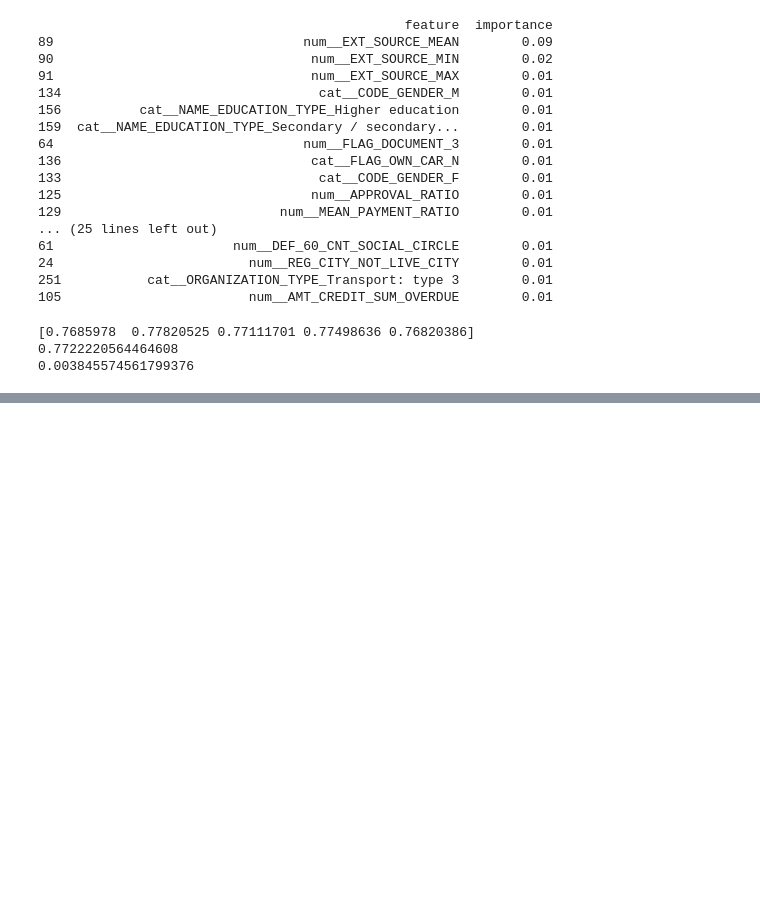
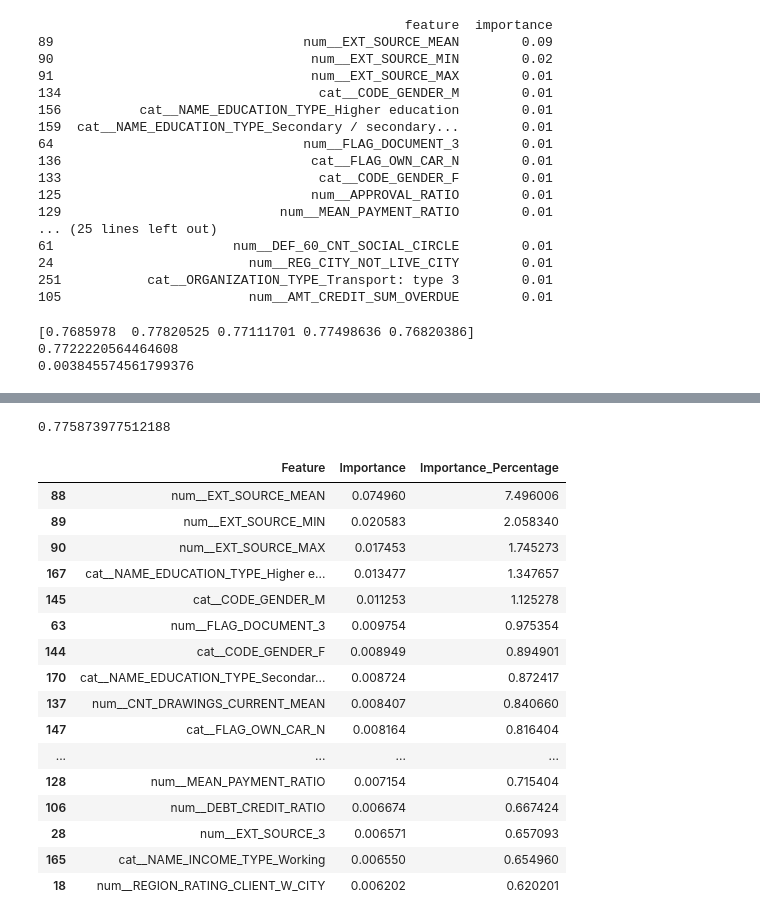
Before and after one commit to SANIDHYARAJPUT/credit-risk-default-prediction, a Jupyter notebook: notebooks/01_data_loading.ipynb, the cells around one changed output, grey strips where cells are left out. Saved outputs shown, nothing was run; the diff lists cells and outputs as text; code cells hidden in the pictures; blank space fills up the shorter version.

```diff
--- a/notebooks/01_data_loading.ipynb
+++ b/notebooks/01_data_loading.ipynb
@@ -1567,0 +1884,53 @@ print(scores.std())
+# %%
+from sklearn.metrics import roc_auc_score
+
+y_pred_proba = model.predict_proba(X_valid)[:, 1]
+
+roc_auc = roc_auc_score(y_valid, y_pred_proba)
+
+print(roc_auc)
+# %% [output]
+0.775873977512188
+# %%
+feature_names = model.named_steps[
+    "preprocessing"
+].get_feature_names_out()
+
+importances = model.named_steps[
+    "classifier"
+].feature_importances_
+# %%
+importance_df = pd.DataFrame({
+    "Feature": feature_names,
+    "Importance": importances
+})
+# %%
+importance_df["Importance_Percentage"] = (
+    importance_df["Importance"] /
+    importance_df["Importance"].sum()
+) * 100
+# %%
+importance_df = importance_df.sort_values(
+    by="Importance_Percentage",
+    ascending=False
+)
+# %%
+importance_df.head(20)
+# %% [output]
+|  | Feature | Importance | Importance_Percentage |
+| 88 | num__EXT_SOURCE_MEAN | 0.074960 | 7.496006 |
+| 89 | num__EXT_SOURCE_MIN | 0.020583 | 2.058340 |
+| 90 | num__EXT_SOURCE_MAX | 0.017453 | 1.745273 |
+| 167 | cat__NAME_EDUCATION_TYPE_Higher e... | 0.013477 | 1.347657 |
+| 145 | cat__CODE_GENDER_M | 0.011253 | 1.125278 |
+| 63 | num__FLAG_DOCUMENT_3 | 0.009754 | 0.975354 |
+| 144 | cat__CODE_GENDER_F | 0.008949 | 0.894901 |
+| 170 | cat__NAME_EDUCATION_TYPE_Secondar... | 0.008724 | 0.872417 |
+| 137 | num__CNT_DRAWINGS_CURRENT_MEAN | 0.008407 | 0.840660 |
+| 147 | cat__FLAG_OWN_CAR_N | 0.008164 | 0.816404 |
+| ... | ... | ... | ... |
+| 128 | num__MEAN_PAYMENT_RATIO | 0.007154 | 0.715404 |
+| 106 | num__DEBT_CREDIT_RATIO | 0.006674 | 0.667424 |
+| 28 | num__EXT_SOURCE_3 | 0.006571 | 0.657093 |
+| 165 | cat__NAME_INCOME_TYPE_Working | 0.006550 | 0.654960 |
+| 18 | num__REGION_RATING_CLIENT_W_CITY | 0.006202 | 0.620201 |
```
Also changed, not shown: parts of 53 cells of this notebook.
